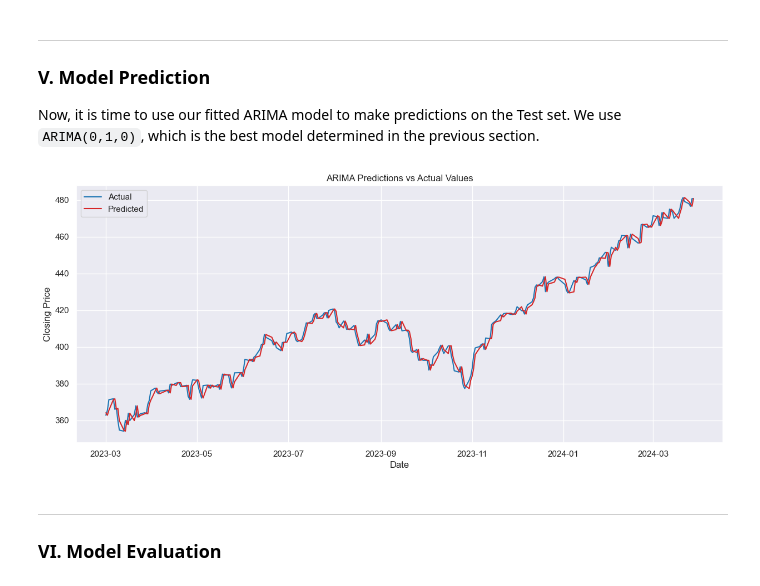
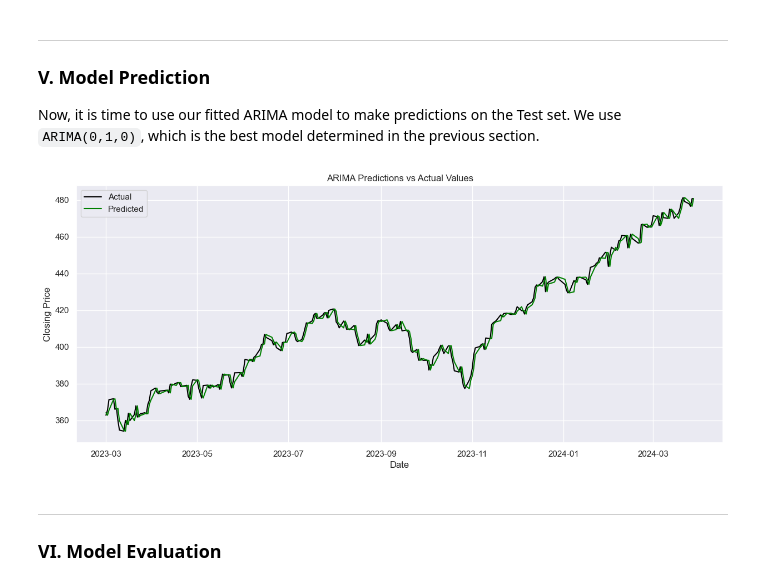
Before and after one commit to charltonxqh/SC1015-mini-project, a Jupyter notebook: ARIMA Analysis/ARIMA-Final.ipynb, the cells around one changed output. Drawn from its saved outputs; the diff is of its cells as text; code cells hidden in the pictures.

Commit message:
graph color change

```diff
--- a/ARIMA Analysis/ARIMA-Final.ipynb
+++ b/ARIMA Analysis/ARIMA-Final.ipynb
@@ -360,15 +360,15 @@ for t in range(len(test_df)):
 # %%
 # Draw a line chart to compare the predicted and actual values
 plt.figure(figsize=(15, 6), dpi=100)
-plt.plot(test_df.index, test_df, color='tab:blue', label='Actual')
-plt.plot(test_df.index, predictions, color='tab:red', label='Predicted')
+plt.plot(test_df.index, test_df, color='black', label='Actual')
+plt.plot(test_df.index, predictions, color='green', label='Predicted')
 plt.title('ARIMA Predictions vs Actual Values')
 plt.xlabel('Date')
 plt.ylabel('Closing Price')
 plt.legend()
 plt.show()
 # %% [output]
-[figure, old version]
+[figure, new version]
 # %% [markdown]
 ---
 
```
Also changed, not shown: parts of 1 cell of this notebook.
